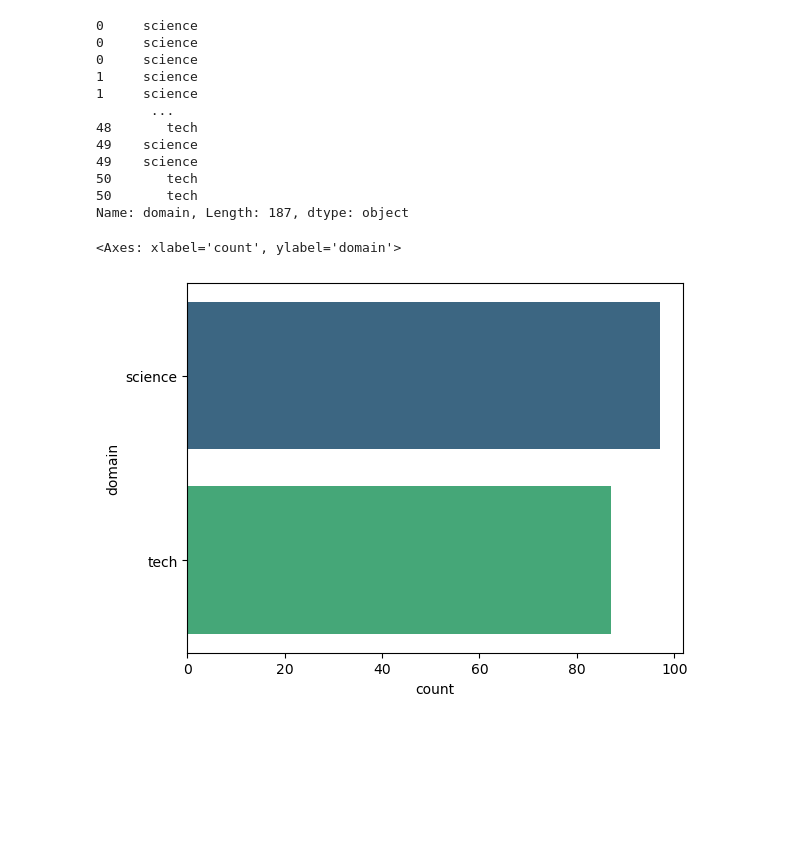
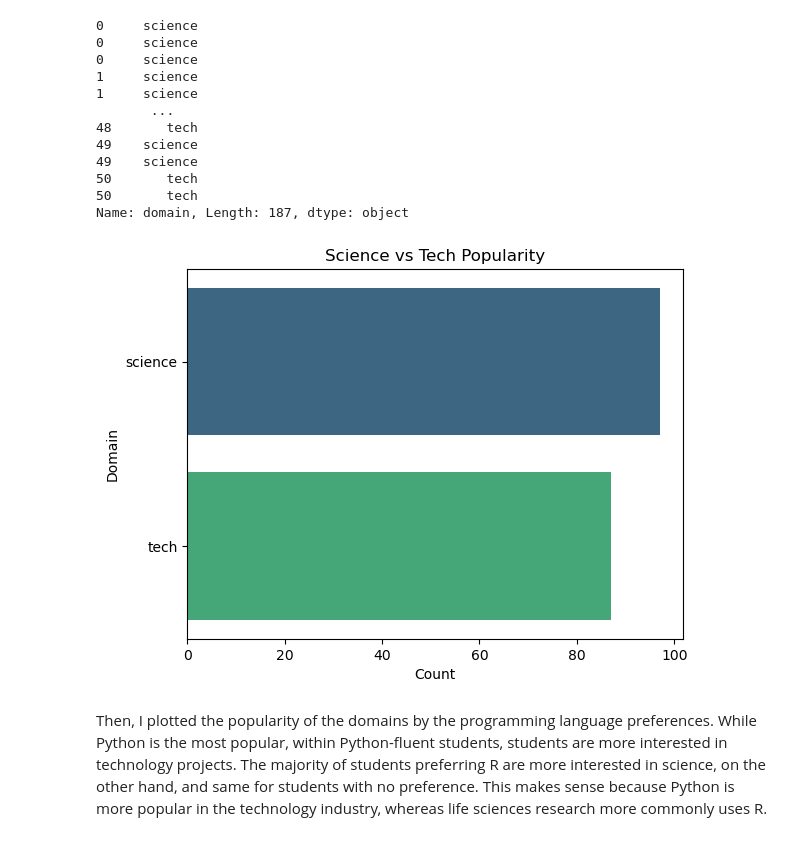
Before and after one commit to pstat197/module-0-class-survey-data-table_seven, a Jupyter notebook: scripts/emily.ipynb, the cells around one changed output. Drawn from its saved outputs; the diff is of its cells as text; code cells hidden in the pictures; blank space fills up the shorter version.

```diff
--- a/scripts/emily.ipynb
+++ b/scripts/emily.ipynb
@@ -111,7 +52,12 @@ merge['domain']
 Name: domain, Length: 187, dtype: object
 # %%
 sns.countplot(y='domain', data=merge, palette='viridis')
+plt.title('Science vs Tech Popularity')
+plt.xlabel('Count')
+plt.ylabel('Domain')
+plt.show()
 # %% [output]
-<Axes: xlabel='count', ylabel='domain'>
-[figure, old version]
+[figure, new version]
+# %% [markdown]
+Then, I plotted the popularity of the domains by the programming language preferences. While Python is the most popular, within Python-fluent students, students are more interested in technology projects. The majority of students preferring R are more interested in science, on the other hand, and same for students with no preference. This makes sense because Python is more popular in the technology industry, whereas life sciences research more commonly uses R.
 # %%
```
Also changed, not shown: parts of 13 cells of this notebook.
